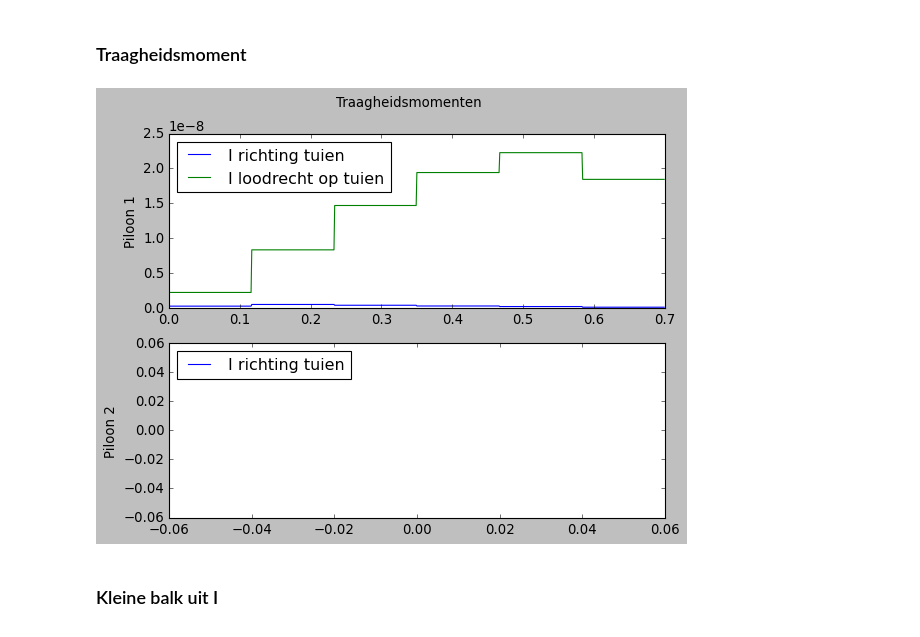
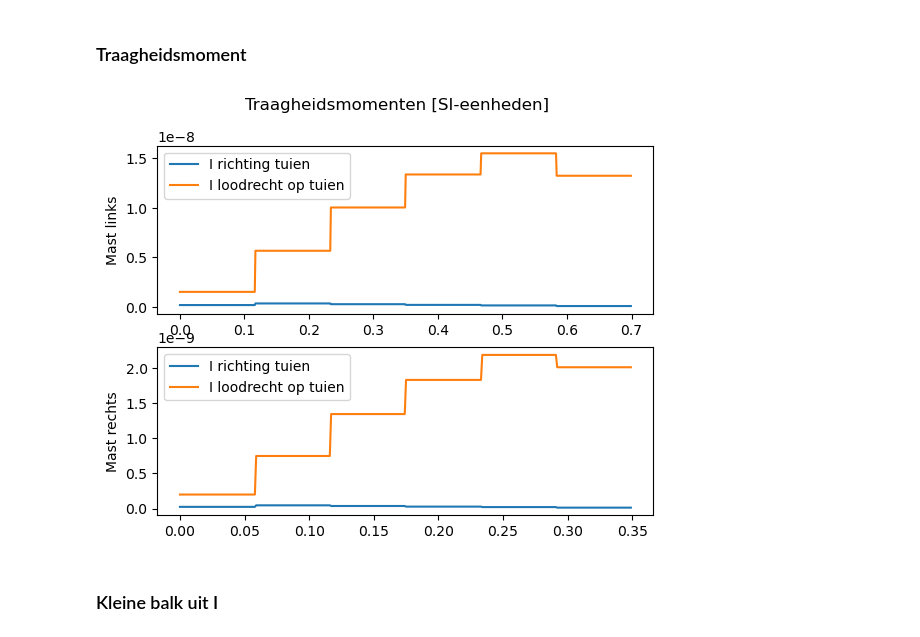
Before and after one commit to SamClercky/project-bouwkunde, a Jupyter notebook: initiele_berekeningen/genetic-algo-optim-ramses.ipynb, the cells around one changed output. Saved outputs shown, nothing was run; the diff lists cells and outputs as text; code cells hidden in the pictures.

```diff
--- a/initiele_berekeningen/genetic-algo-optim-ramses.ipynb
+++ b/initiele_berekeningen/genetic-algo-optim-ramses.ipynb
@@ -10,8 +10,6 @@ import numpy as np
 import matplotlib.pyplot as plt
 
 from berekeningen_ramses import Brug
-
-plt.style.use("classic")
 # %% [markdown]
 # Zoeken van meest ideale parameters voor brug
 ## Exploratie van formules
@@ -19,7 +17,7 @@ plt.style.use("classic")
 Berekeningen gaan uit van volgende situatie:
 ![Berekeningen](../figures/berekeningen_andreas2.0.svg)
 # %%
-brug = Brug(0.7, 0, 1, 1, 0.05, 0.05, 6)
+brug = Brug(0.7, 0.35, 1, 1, 0.05, 0.05, 6)
 brug.__dict__
 # %% [output]
 {'h1': 0.7,
@@ -159,24 +158,24 @@ ValueError: not enough values to unpack (expected 3, got 0)
 # %%
 step = 0.001
 
 x1 = np.arange(0, brug.h1, step)
 I1 = [brug.calc_piloon_I(xi, True) for xi in x1]
 x2 = np.arange(0, brug.h2, step)
 I2 = [brug.calc_piloon_I(xi, False) for xi in x2]
 
 fig = plt.figure()
-fig.suptitle("Traagheidsmomenten")
+fig.suptitle("Traagheidsmomenten [SI-eenheden]")
 ax1 = plt.subplot(2,1,1)
 ax1.plot(x1, I1)
-ax1.set_ylabel("Piloon 1")
+ax1.set_ylabel("Mast links")
 ax1.legend(["I richting tuien", "I loodrecht op tuien"], loc="upper left")
 ax2 = plt.subplot(2,1,2)
 ax2.plot(x2, I2)
-ax2.set_ylabel("Piloon 2")
+ax2.set_ylabel("Mast rechts")
 ax2.legend(["I richting tuien", "I loodrecht op tuien"], loc="upper left")
 plt.savefig("figs/traagheid-ramses")
 # %% [output]
-[figure, old version]
+[figure, new version]
 # %% [markdown]
 ### Kleine balk uit I
 # %%
```
Also changed, not shown: parts of 8 cells of this notebook, 12 other files.
